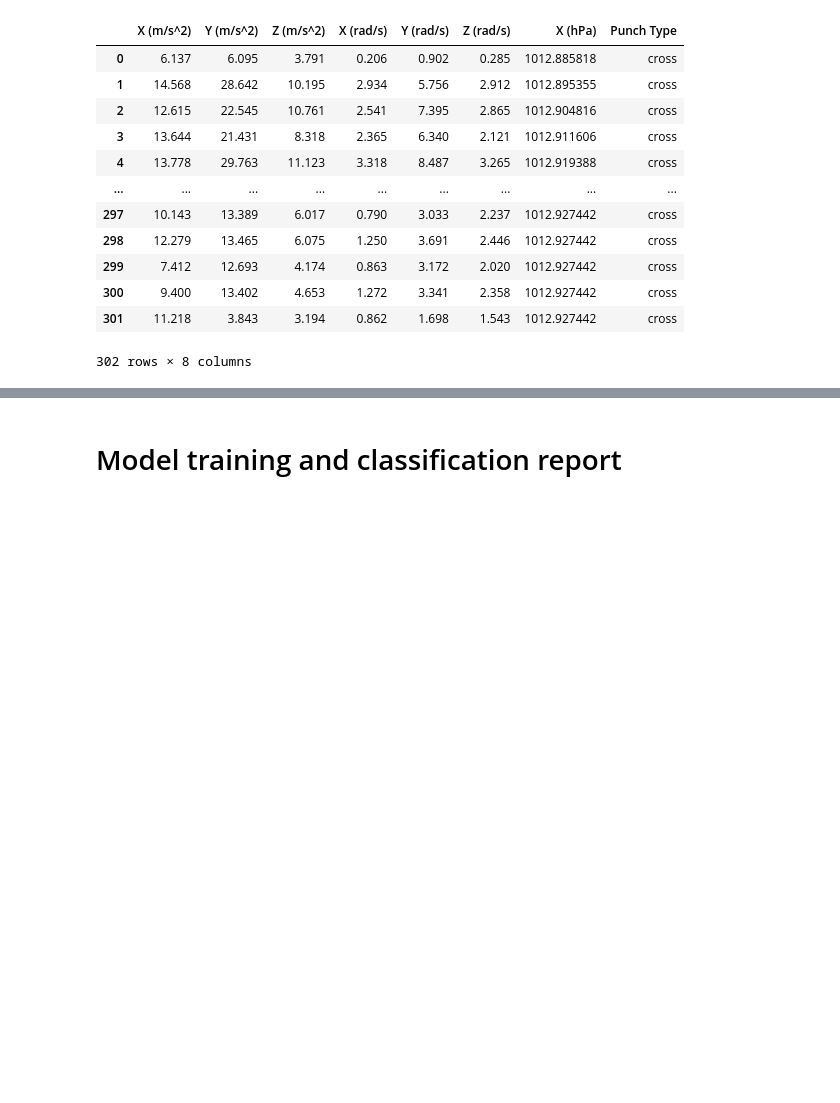
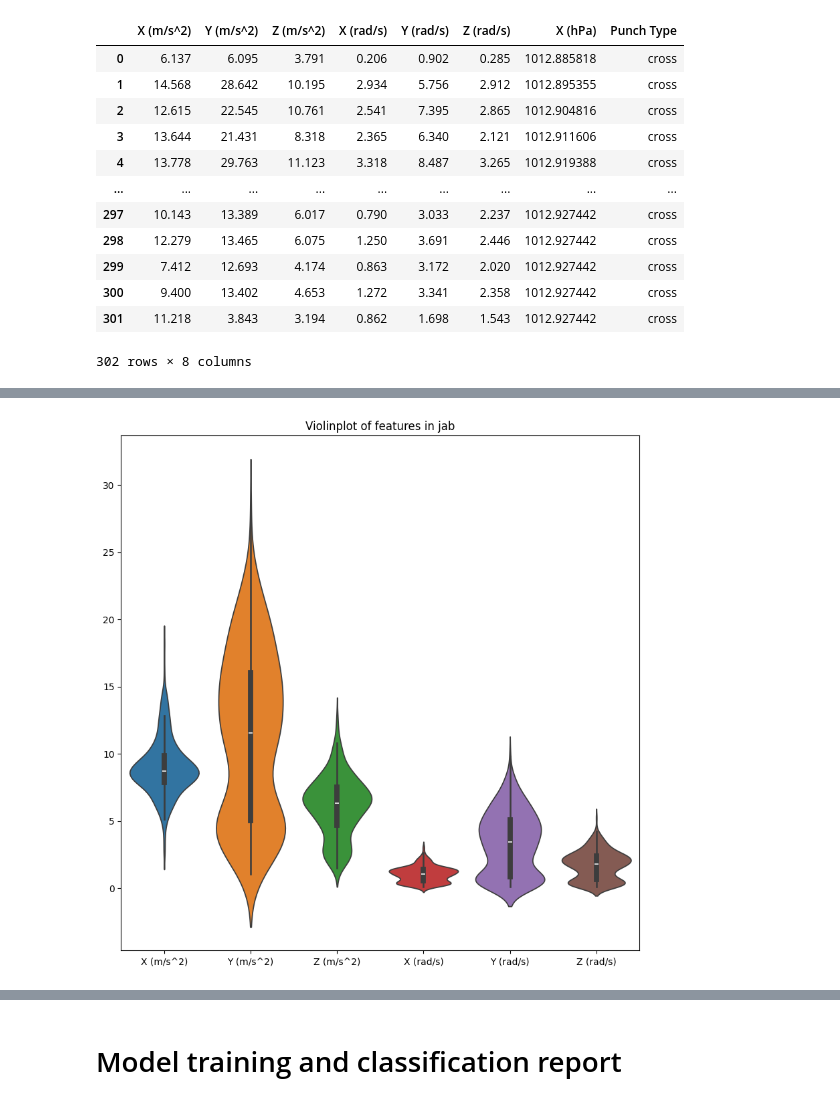
Before and after one commit to BruceLeo99/MLQS-VU-Project-Tyson, a Jupyter notebook: KNN.ipynb, the cells around one changed output, grey strips where cells are left out. Saved outputs shown, nothing was run; the diff lists cells and outputs as text; code cells hidden in the pictures; blank space fills up the shorter version.

```diff
--- a/KNN.ipynb
+++ b/KNN.ipynb
@@ -50,0 +121,4 @@ dict_keys(['transformed_cross', 'transformed_jab', 'transformed_lft_nopunch', 't
+# %%
+make_violinplot_feature(dict_transformed_data["transformed_jab"], 'jab', savefig=True)
+# %% [output]
+[figure, added]
```
Also changed, not shown: parts of 12 cells of this notebook, 13 other files.
